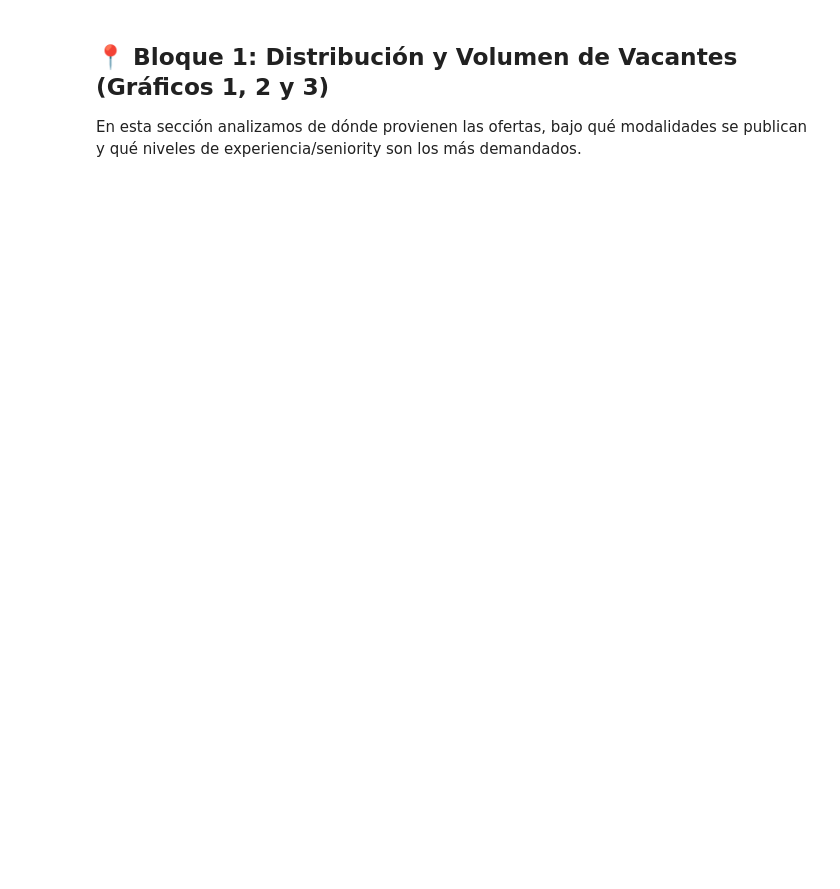
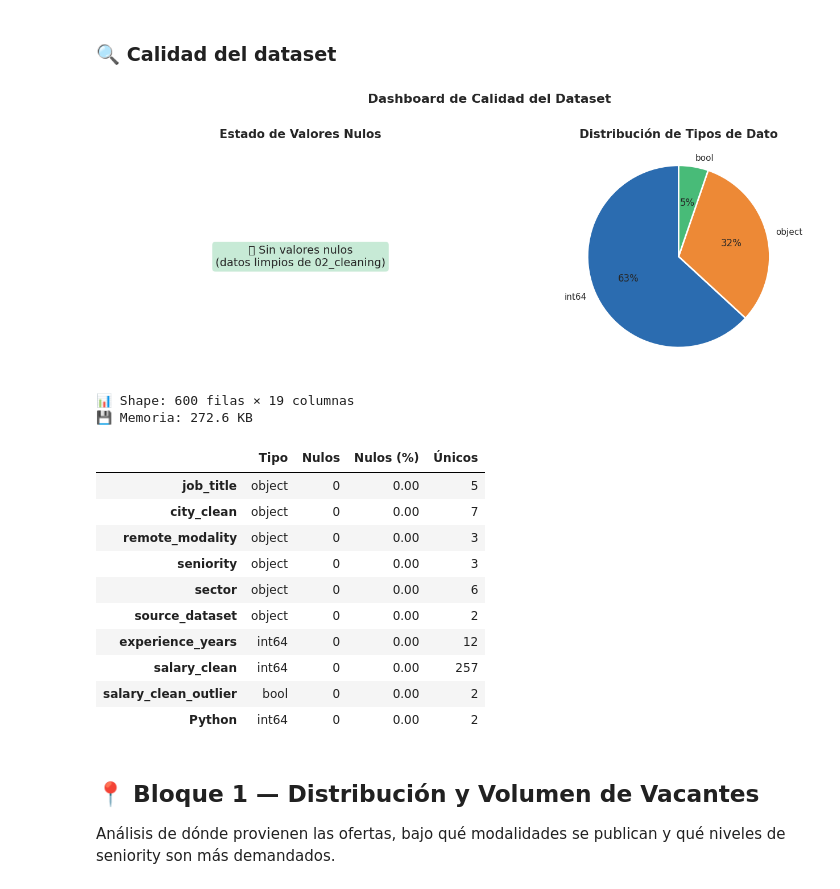
Before and after one commit to Gema-Villanueva/proyecto-eda-roles-datos, a Jupyter notebook: notebooks/04-visualizations.ipynb, the cells around one changed output. Saved outputs shown, nothing was run; the diff lists cells and outputs as text; code cells hidden in the pictures; blank space fills up the shorter version.

Commit message:
add : visualisations

```diff
--- a/notebooks/04-visualizations.ipynb
+++ b/notebooks/04-visualizations.ipynb
@@ -101,3 +204,68 @@ inicializar_sistema()
+# %% [markdown]
+### 🔍 Calidad del dataset
+# %%
+# ============================================================
+# DASHBOARD DE CALIDAD DE DATOS
+# ============================================================
+nulos = df.isnull().sum()
+nulos_pct = (nulos / len(df) * 100).round(2)
+tipos = df.dtypes
+
+calidad = pd.DataFrame({
+    'Tipo': tipos,
+    'Nulos': nulos,
+    'Nulos (%)': nulos_pct,
+    'Únicos': df.nunique(),
+}).sort_values('Nulos (%)', ascending=False)
+
+fig, axes = plt.subplots(1, 2, figsize=(14, 5))
+fig.suptitle('Dashboard de Calidad del Dataset', fontsize=16, fontweight='bold', y=1.01)
+
+# Mapa de calor de nulos
+if nulos.sum() > 0:
+    missing_matrix = df.isnull().astype(int)
+    sns.heatmap(missing_matrix.T, cmap='YlOrRd', cbar=False, ax=axes[0],
+                yticklabels=True, xticklabels=False)
+    axes[0].set_title('Mapa de Valores Nulos por Fila')
+    axes[0].set_xlabel('Registros')
+else:
+    axes[0].text(0.5, 0.5, '✅ Sin valores nulos\n(datos limpios de 02_cleaning)',
+                 ha='center', va='center', fontsize=14, transform=axes[0].transAxes,
+                 bbox=dict(boxstyle='round', facecolor=PALETA['success'], alpha=0.3))
+    axes[0].set_title('Estado de Valores Nulos')
+    axes[0].axis('off')
+
+# Distribución de tipos
+tipo_counts = df.dtypes.value_counts()
+colors = [PALETA['secondary'], PALETA['warm'], PALETA['success']][:len(tipo_counts)]
+axes[1].pie(tipo_counts.values, labels=[str(t) for t in tipo_counts.index],
+            autopct='%1.0f%%', colors=colors, startangle=90,
+            wedgeprops=dict(edgecolor='white', linewidth=2))
+axes[1].set_title('Distribución de Tipos de Dato')
+
+plt.tight_layout()
+plt.savefig('images/00_calidad_datos.png', dpi=200, bbox_inches='tight')
+plt.show()
+
+print(f"\n📊 Shape: {df.shape[0]:,} filas × {df.shape[1]} columnas")
+print(f"💾 Memoria: {df.memory_usage(deep=True).sum() / 1024:.1f} KB")
+display(calidad[calidad['Nulos'] > 0] if calidad['Nulos'].sum() > 0 else calidad.head(10))
+# %% [output]
+[figure, added]
+📊 Shape: 600 filas × 19 columnas
+💾 Memoria: 272.6 KB
+|  | Tipo | Nulos | Nulos (%) | Únicos |
+| job_title | object | 0 | 0.00 | 5 |
+| city_clean | object | 0 | 0.00 | 7 |
+| remote_modality | object | 0 | 0.00 | 3 |
+| seniority | object | 0 | 0.00 | 3 |
+| sector | object | 0 | 0.00 | 6 |
+| source_dataset | object | 0 | 0.00 | 2 |
+| experience_years | int64 | 0 | 0.00 | 12 |
+| salary_clean | int64 | 0 | 0.00 | 257 |
+| salary_clean_outlier | bool | 0 | 0.00 | 2 |
+| Python | int64 | 0 | 0.00 | 2 |
 # %% [markdown]
-## 📍 Bloque 1: Distribución y Volumen de Vacantes (Gráficos 1, 2 y 3)
-En esta sección analizamos de dónde provienen las ofertas, bajo qué modalidades se publican y qué niveles de experiencia/seniority son los más demandados.
+## 📍 Bloque 1 — Distribución y Volumen de Vacantes
+
+Análisis de dónde provienen las ofertas, bajo qué modalidades se publican y qué niveles de seniority son más demandados.
```
Also changed, not shown: parts of 31 cells of this notebook.
